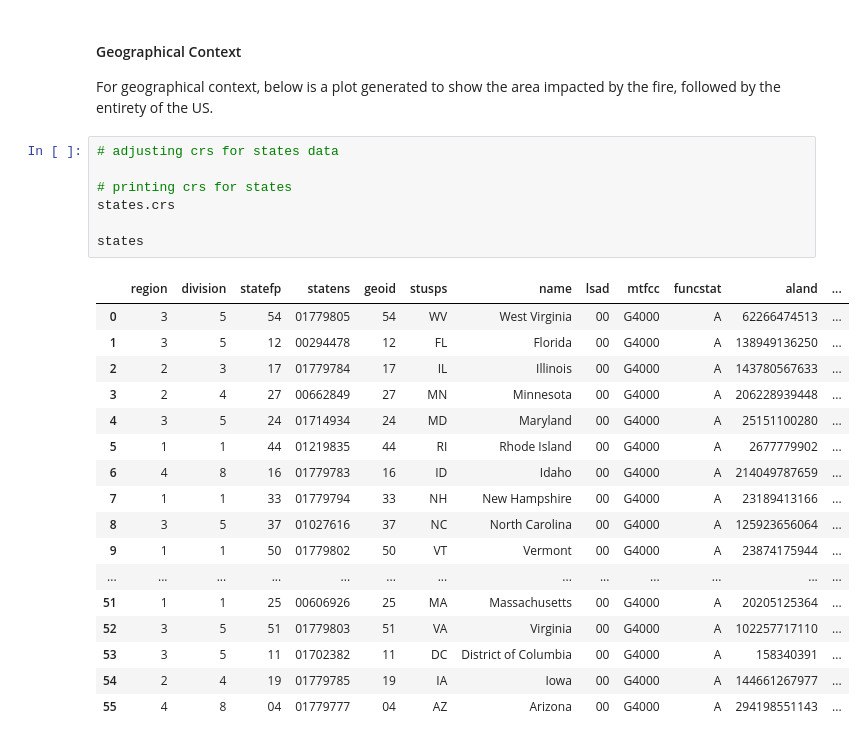
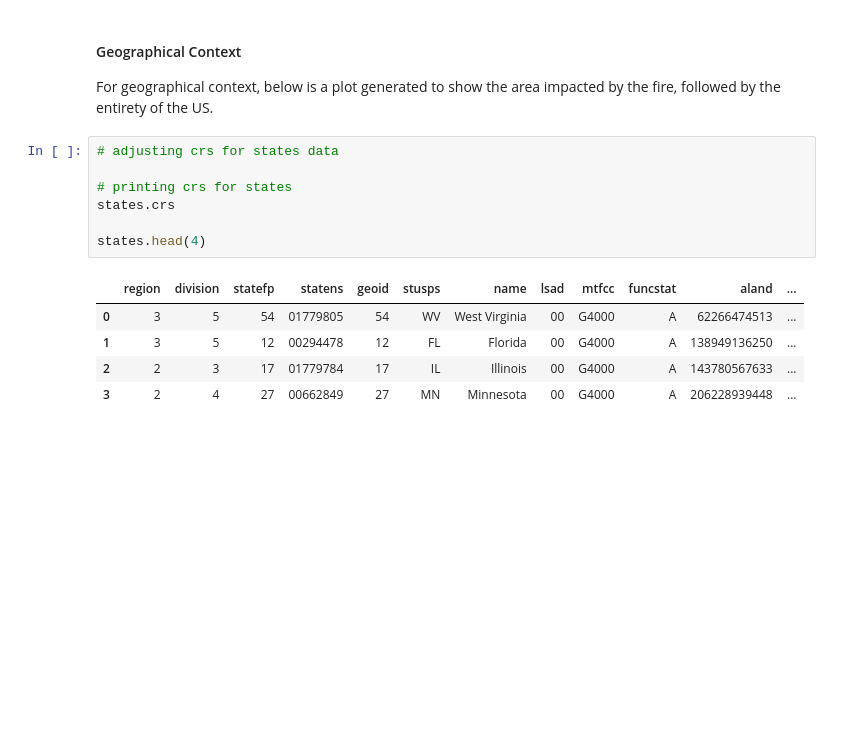
Before and after one commit to mariamkg00/eds-220-hwk-4-task-3, a Jupyter notebook: task3.ipynb, the cells around one changed output. Cells and saved outputs as stored; diff of their text form; blank space fills up the shorter version.

```diff
--- a/task3.ipynb
+++ b/task3.ipynb
@@ -412,25 +438,13 @@ For geographical context, below is a plot generated to show the area impacted by
 # %%
 # adjusting crs for states data
 
 # printing crs for states
 states.crs
 
-states
+states.head(4)
 # %% [output]
 |  | region | division | statefp | statens | geoid | stusps | name | lsad | mtfcc | funcstat | aland | ... |
 | 0 | 3 | 5 | 54 | 01779805 | 54 | WV | West Virginia | 00 | G4000 | A | 62266474513 | ... |
 | 1 | 3 | 5 | 12 | 00294478 | 12 | FL | Florida | 00 | G4000 | A | 138949136250 | ... |
 | 2 | 2 | 3 | 17 | 01779784 | 17 | IL | Illinois | 00 | G4000 | A | 143780567633 | ... |
 | 3 | 2 | 4 | 27 | 00662849 | 27 | MN | Minnesota | 00 | G4000 | A | 206228939448 | ... |
-| 4 | 3 | 5 | 24 | 01714934 | 24 | MD | Maryland | 00 | G4000 | A | 25151100280 | ... |
-| 5 | 1 | 1 | 44 | 01219835 | 44 | RI | Rhode Island | 00 | G4000 | A | 2677779902 | ... |
-| 6 | 4 | 8 | 16 | 01779783 | 16 | ID | Idaho | 00 | G4000 | A | 214049787659 | ... |
-| 7 | 1 | 1 | 33 | 01779794 | 33 | NH | New Hampshire | 00 | G4000 | A | 23189413166 | ... |
-| 8 | 3 | 5 | 37 | 01027616 | 37 | NC | North Carolina | 00 | G4000 | A | 125923656064 | ... |
-| 9 | 1 | 1 | 50 | 01779802 | 50 | VT | Vermont | 00 | G4000 | A | 23874175944 | ... |
-| ... | ... | ... | ... | ... | ... | ... | ... | ... | ... | ... | ... | ... |
-| 51 | 1 | 1 | 25 | 00606926 | 25 | MA | Massachusetts | 00 | G4000 | A | 20205125364 | ... |
-| 52 | 3 | 5 | 51 | 01779803 | 51 | VA | Virginia | 00 | G4000 | A | 102257717110 | ... |
-| 53 | 3 | 5 | 11 | 01702382 | 11 | DC | District of Columbia | 00 | G4000 | A | 158340391 | ... |
-| 54 | 2 | 4 | 19 | 01779785 | 19 | IA | Iowa | 00 | G4000 | A | 144661267977 | ... |
-| 55 | 4 | 8 | 04 | 01779777 | 04 | AZ | Arizona | 00 | G4000 | A | 294198551143 | ... |
```
Also changed, not shown: parts of 9 cells of this notebook.
